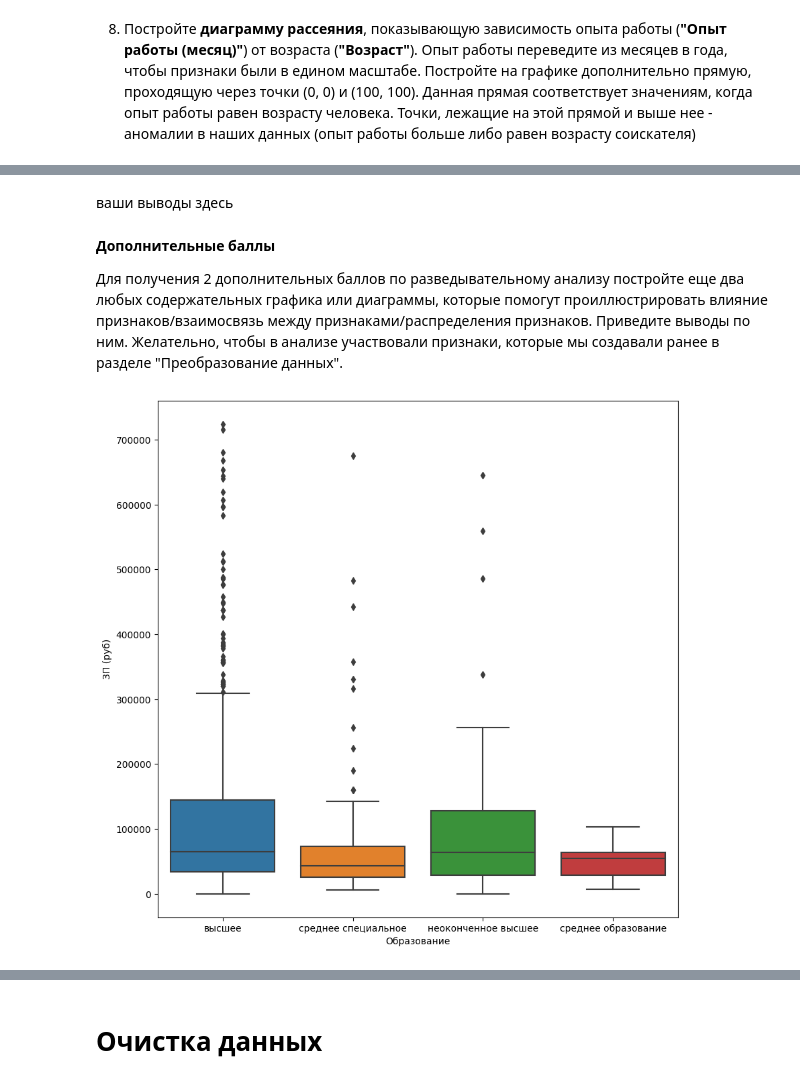
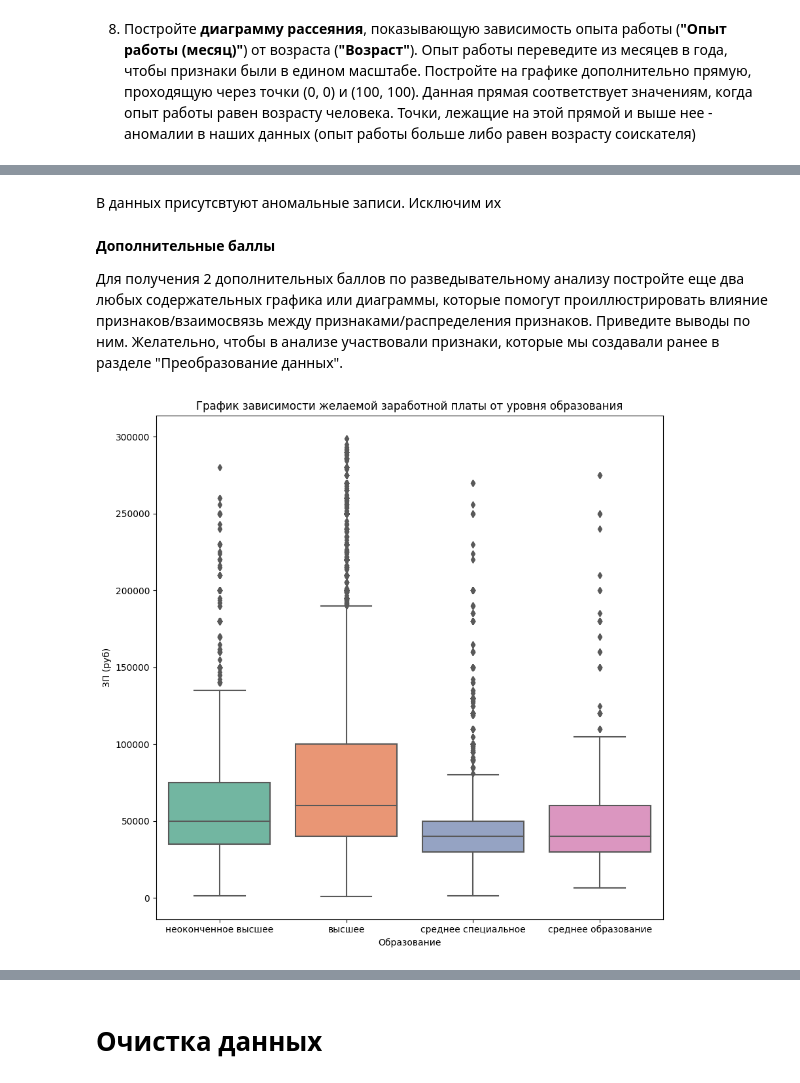
Before and after one commit to Slava0505/hh_resume_EDA, a Jupyter notebook: hh_resume_EDA.ipynb, the cells around one changed output, grey strips where cells are left out. Drawn from its saved outputs; the diff is of its cells as text; code cells hidden in the pictures.

```diff
--- a/hh_resume_EDA.ipynb
+++ b/hh_resume_EDA.ipynb
@@ -439,6 +443,11 @@ plt.show()
+# %%
+# IMPORTANT: исключаем аномальные резюме для дальнейшего анализа
+
+max_salary_trashold = 1000000
+df = df[df[view_col]<max_salary_trashold]
+min_salary_trashold = 1000
+df = df[df[view_col]>min_salary_trashold]
 # %%
-salary_trashold = 1000000
-df = df[df[view_col]<salary_trashold]
 df[view_col].hist()
 plt.title('График распределения размера желаемой зарплаты соискателей')
 plt.ylabel('Количество соискателей')
@@ -505,0 +530,14 @@ Text(0.5, 1.0, 'График зависимости медианной жела
+# %%
+
+sns.set_palette(sns.color_palette("Set2"))
+
+jointplot = sns.jointplot(
+    data=df4plot,
+    x='ЗП (руб)',
+    y='Возраст',
+    hue='Образование',
+    height=8, kind="kde",
+    style="choice",
+                  ratio=2, marginal_kws={'multiple': 'stack', "color":"r", "alpha":.2}, shade=True, shade_lowest=False, alpha=.4,
+)
+plt.title('График зависимости медианы желаемой заработной платы от уровня образования и возраста')
@@ -512,5 +587,7 @@ Text(0.5, 1.0, 'График зависимости медианной жела
 # %% [markdown]
-ваши выводы здесь
+В данных присутсвтуют аномальные записи. Исключим их
+# %%
+df = df[(df['Опыт работы (месяц)']/12)+8<df['Возраст']]
 # %% [markdown]
 **Дополнительные баллы**
 
@@ -518,9 +595,10 @@ Text(0.5, 1.0, 'График зависимости медианной жела
 # %%
 trashold = df[view_col].quantile(0.99)
 plt.figure(figsize=(10, 10))
 sns.boxplot(x='Образование', y="ЗП (руб)", data=df[df[view_col]<trashold])
+plt.title('График зависимости желаемой заработной платы от уровня образования')
 plt.show()
 # %% [output]
-[figure, old version]
+[figure, new version]
 # %% [markdown]
 На данный момент мы видим более обширную картину по зваисиомсти уровня зп от уровня образования.
```
Also changed, not shown: parts of 46 cells of this notebook.
